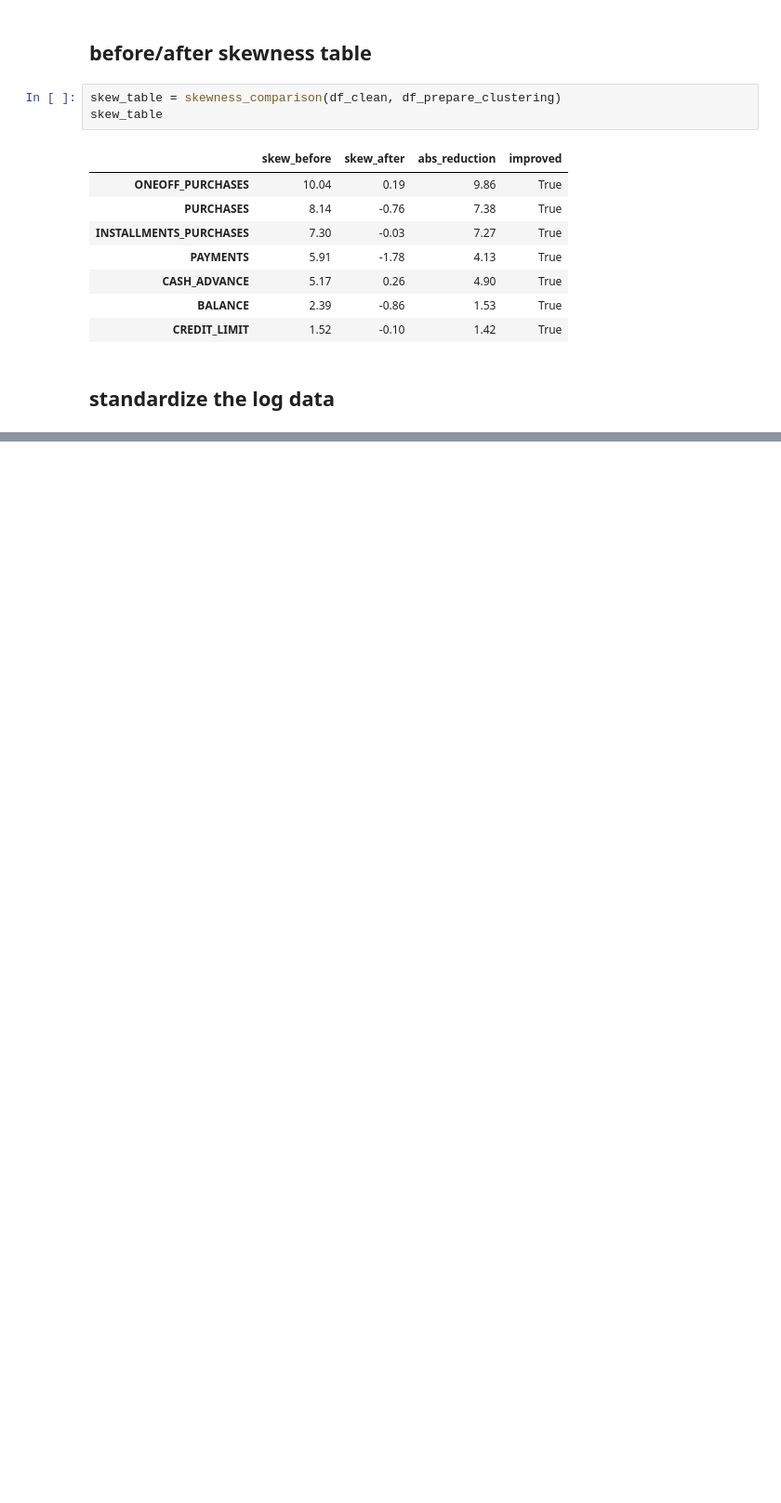
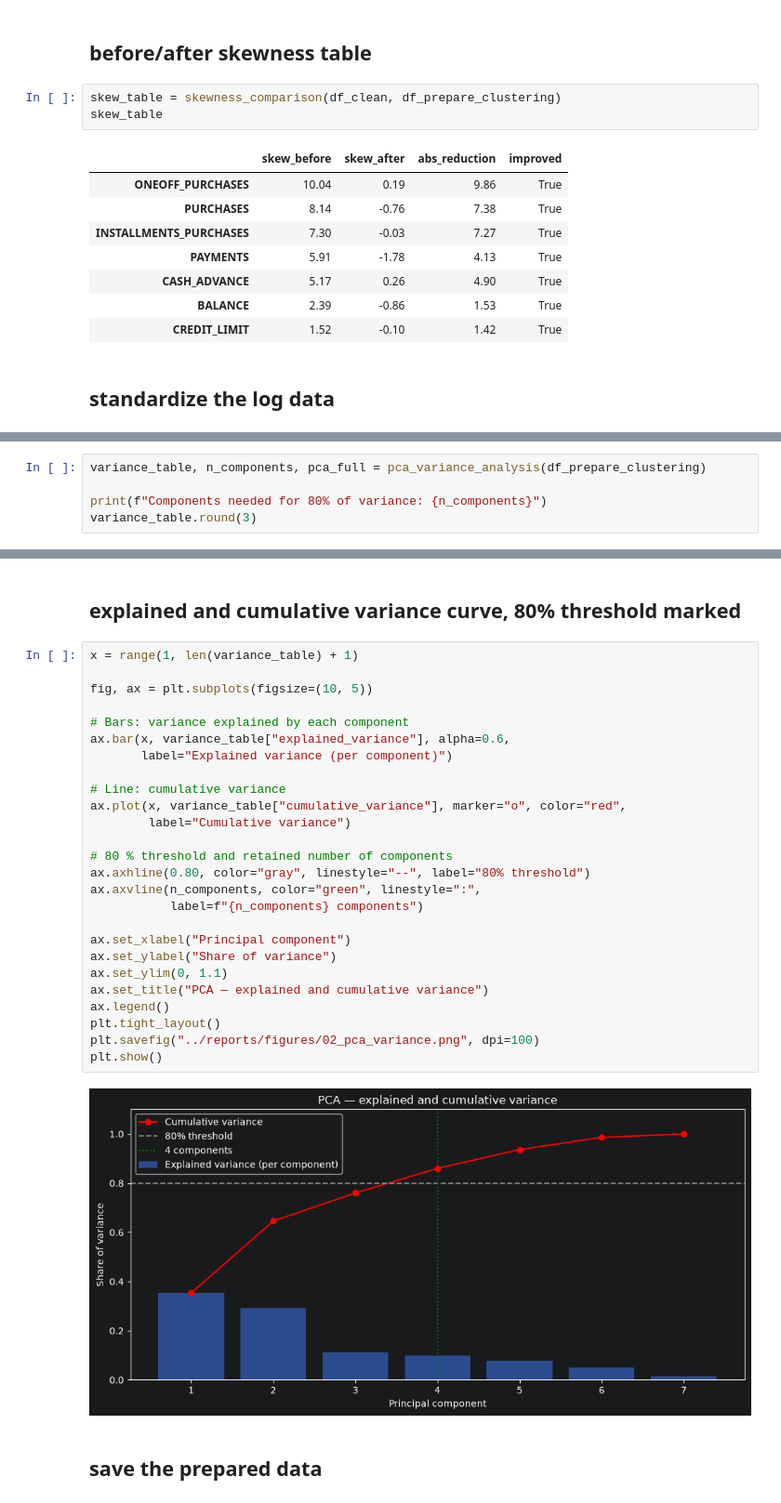
Before and after one commit to oelaimar/CardProfiler, a Jupyter notebook: notebooks/02_preprocessing.ipynb, the cells around one changed output, grey strips where cells are left out. Shown at 93% size. Cells and saved outputs as stored; diff of their text form; blank space fills up the shorter version.

Commit message:
feat: add PCA variance analysis for dimensionality reduction

```diff
--- a/notebooks/02_preprocessing.ipynb
+++ b/notebooks/02_preprocessing.ipynb
@@ -101,0 +94,5 @@ check
+# %%
+variance_table, n_components, pca_full = pca_variance_analysis(df_prepare_clustering)
+
+print(f"Components needed for 80% of variance: {n_components}")
+variance_table.round(3)
@@ -101,0 +109,32 @@ check
+# %% [markdown]
+## explained and cumulative variance curve, 80% threshold marked
+# %%
+x = range(1, len(variance_table) + 1)
+
+fig, ax = plt.subplots(figsize=(10, 5))
+
+# Bars: variance explained by each component
+ax.bar(x, variance_table["explained_variance"], alpha=0.6,
+       label="Explained variance (per component)")
+
+# Line: cumulative variance
+ax.plot(x, variance_table["cumulative_variance"], marker="o", color="red",
+        label="Cumulative variance")
+
+# 80 % threshold and retained number of components
+ax.axhline(0.80, color="gray", linestyle="--", label="80% threshold")
+ax.axvline(n_components, color="green", linestyle=":",
+           label=f"{n_components} components")
+
+ax.set_xlabel("Principal component")
+ax.set_ylabel("Share of variance")
+ax.set_ylim(0, 1.1)
+ax.set_title("PCA — explained and cumulative variance")
+ax.legend()
+plt.tight_layout()
+plt.savefig("../reports/figures/02_pca_variance.png", dpi=100)
+plt.show()
+# %% [output]
+[figure, added]
+# %% [markdown]
+## save the prepared data
```
Also changed, not shown: parts of 5 cells of this notebook, 2 other files.
